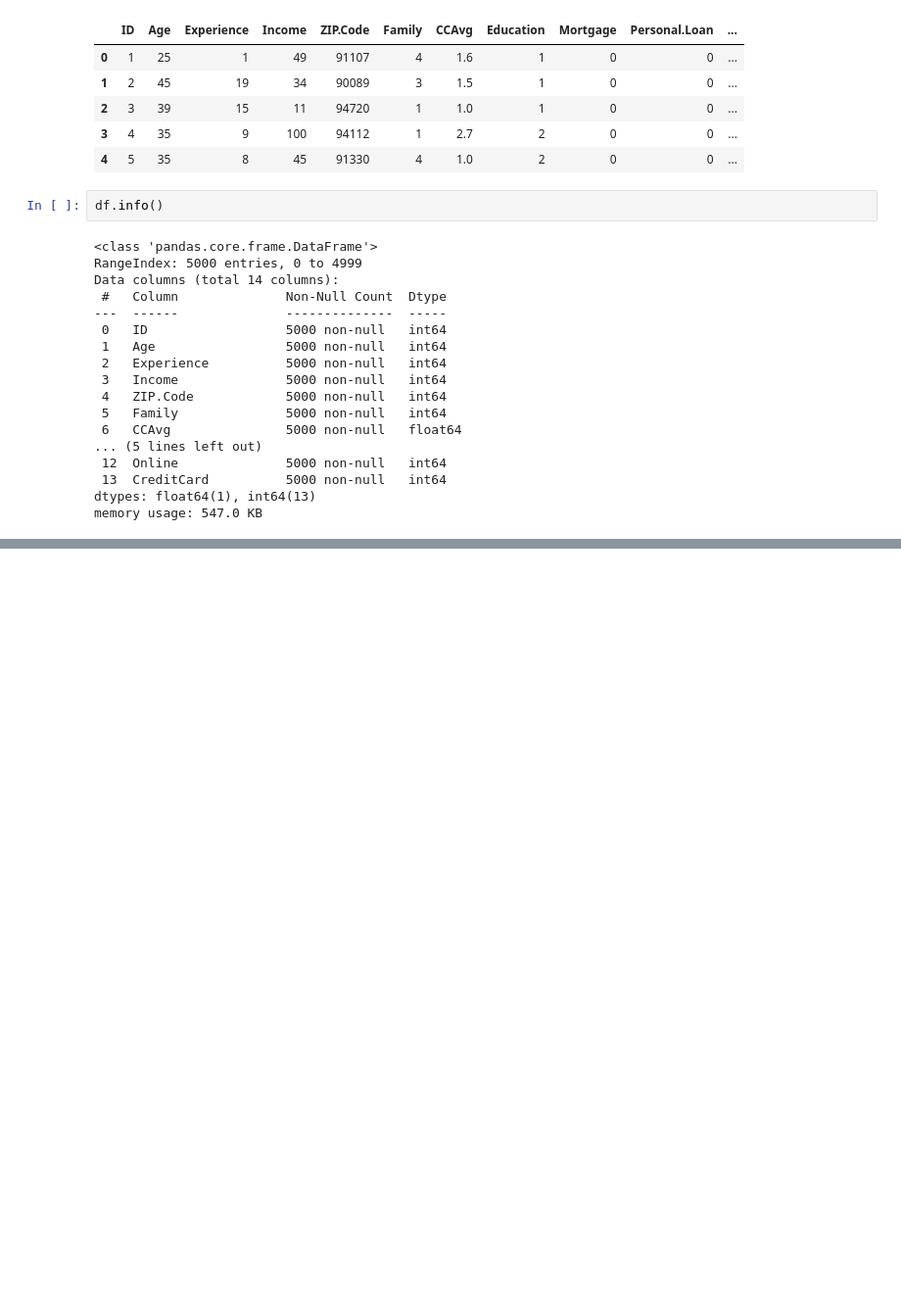
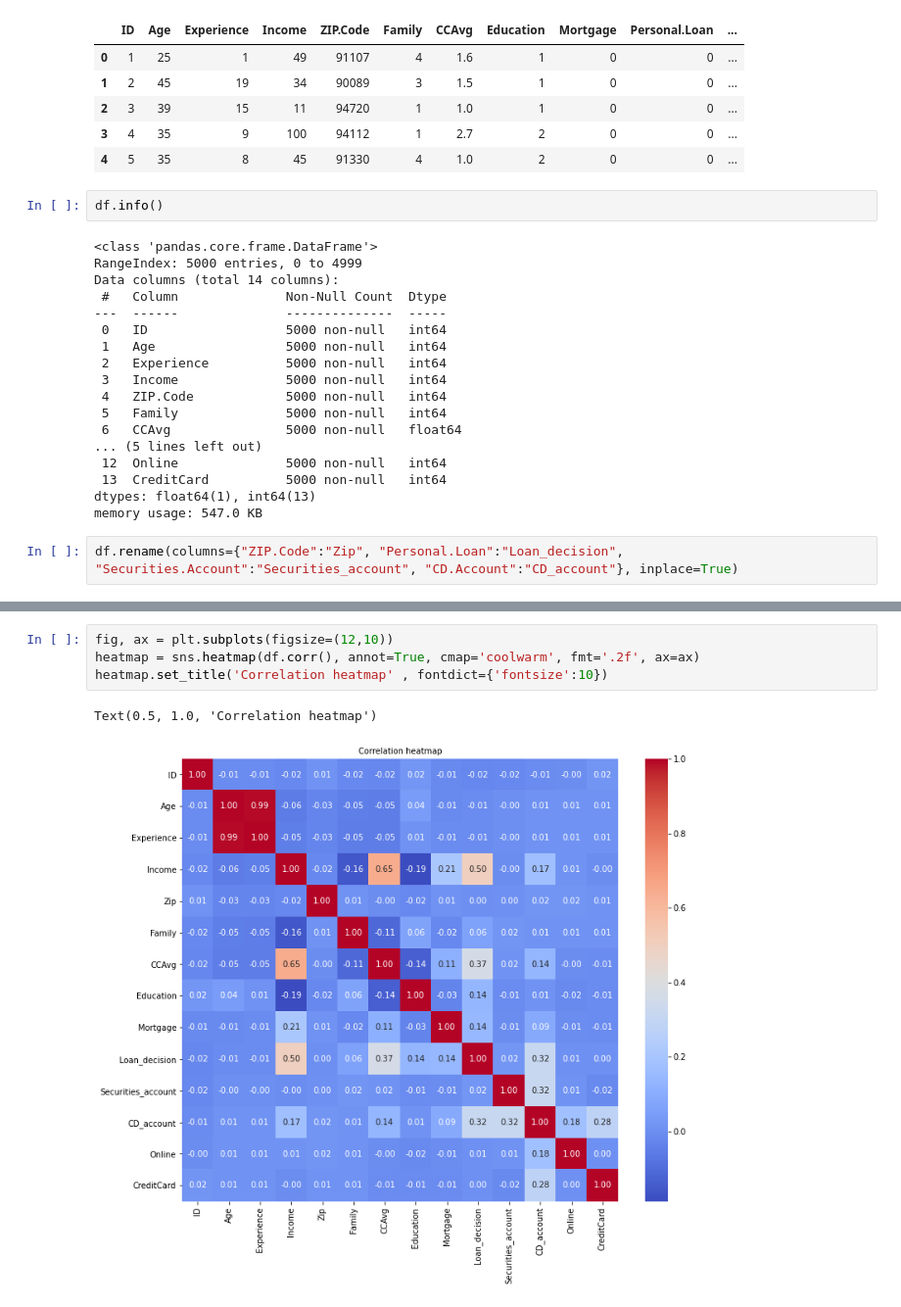
Before and after one commit to chankey1/loan-approval-classification, a Jupyter notebook: index.ipynb, the cells around one changed output, grey strips where cells are left out. Shown: that part at 98% size. Cells and saved outputs as stored; diff of their text form; blank space fills up the shorter version.

```diff
--- a/index.ipynb
+++ b/index.ipynb
@@ -30,3 +66,5 @@ Data columns (total 14 columns):
  13  CreditCard          5000 non-null   int64
 dtypes: float64(1), int64(13)
 memory usage: 547.0 KB
+# %%
+df.rename(columns={"ZIP.Code":"Zip", "Personal.Loan":"Loan_decision", "Securities.Account":"Securities_account", "CD.Account":"CD_account"}, inplace=True)
@@ -32,0 +129,7 @@ memory usage: 547.0 KB
+# %%
+fig, ax = plt.subplots(figsize=(12,10))
+heatmap = sns.heatmap(df.corr(), annot=True, cmap='coolwarm', fmt='.2f', ax=ax)
+heatmap.set_title('Correlation heatmap' , fontdict={'fontsize':10})
+# %% [output]
+Text(0.5, 1.0, 'Correlation heatmap')
+[figure, added]
```
Also changed, not shown: parts of 14 cells of this notebook.
